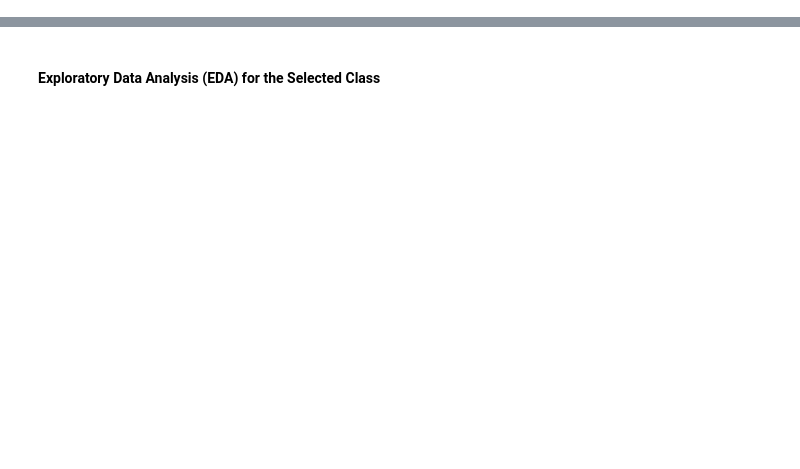
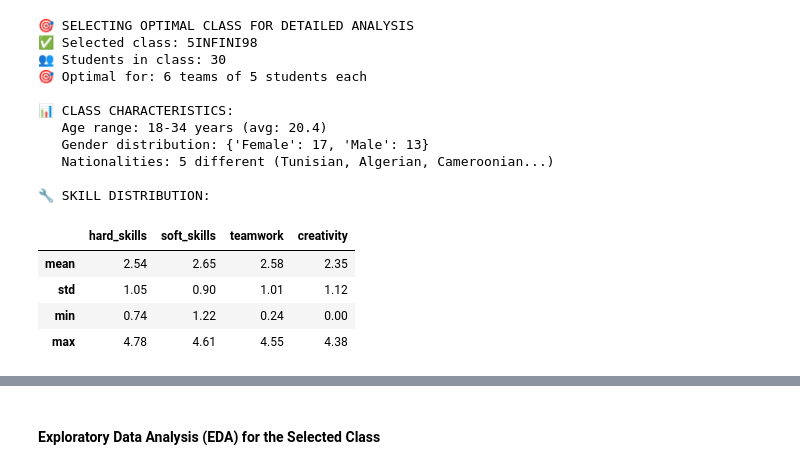
Before and after one commit to arfaouiahmed1/Stage, a Jupyter notebook: Datasets/Clustering Students/Clustering_Students.ipynb, the cells around one changed output, grey strips where cells are left out. Cells and saved outputs as stored; diff of their text form; code cells hidden in the pictures; blank space fills up the shorter version.

```diff
--- a/Datasets/Clustering Students/Clustering_Students.ipynb
+++ b/Datasets/Clustering Students/Clustering_Students.ipynb
@@ -195,12 +230,0 @@ To demonstrate the team formation process, we will focus on a single class. The
-# %%
-df = pd.read_csv(os.path.join(BASE_PATH, TRAIN_FILE))
-features = ['hard_skills', 'soft_skills', 'teamwork', 'creativity']
-
-# Select a sample class for analysis
-selected_class = df['class'].unique()[0]
-class_df = df[df['class'] == selected_class].copy()
-
-print(f"Analyzing class: {selected_class}")
-print(f"Number of students in class: {len(class_df)}")
-
-X = class_df[features]
@@ -209,0 +494,50 @@ Number of students in class: 23
+# %%
+# =============================================================================
+# SMART CLASS SELECTION FOR ANALYSIS
+# =============================================================================
+print(f"\n🎯 SELECTING OPTIMAL CLASS FOR DETAILED ANALYSIS")
+
+# Filter classes with optimal size for team formation (25-35 students)
+optimal_classes = class_summary[
+    (class_summary['num_students'] >= 25) &
+    (class_summary['num_students'] <= 35)
+].copy()
+
+if len(optimal_classes) > 0:
+    # Select class with size closest to 30 (6 teams of 5)
+    optimal_classes['distance_from_30'] = abs(optimal_classes['num_students'] - 30)
+    selected_class_name = optimal_classes.sort_values('distance_from_30').index[0]
+
+    # Extract class data
+    class_df = df[df['class_name'] == selected_class_name].copy().reset_index(drop=True)
+
+    print(f"✅ Selected class: {selected_class_name}")
+    print(f"👥 Students in class: {len(class_df)}")
+    print(f"🎯 Optimal for: {len(class_df)//5} teams of 5 students each")
+
+    # Display class characteristics
+    print(f"\n📊 CLASS CHARACTERISTICS:")
+    print(f"   Age range: {class_df['age'].min()}-{class_df['age'].max()} years (avg: {class_df['age'].mean():.1f})")
+    print(f"   Gender distribution: {class_df['gender'].value_counts().to_dict()}")
+    print(f"   Nationalities: {class_df['nationality'].nunique()} different ({', '.join(class_df['nationality'].unique()[:3])}...)")
+
+    skill_stats = class_df[features].describe().round(2)
+    print(f"\n🔧 SKILL DISTRIBUTION:")
+    display(skill_stats.loc[['mean', 'std', 'min', 'max']])
+# %% [output]
+🎯 SELECTING OPTIMAL CLASS FOR DETAILED ANALYSIS
+✅ Selected class: 5INFINI98
+👥 Students in class: 30
+🎯 Optimal for: 6 teams of 5 students each
+
+📊 CLASS CHARACTERISTICS:
+   Age range: 18-34 years (avg: 20.4)
+   Gender distribution: {'Female': 17, 'Male': 13}
+   Nationalities: 5 different (Tunisian, Algerian, Cameroonian...)
+
+🔧 SKILL DISTRIBUTION:
+|  | hard_skills | soft_skills | teamwork | creativity |
+| mean | 2.54 | 2.65 | 2.58 | 2.35 |
+| std | 1.05 | 0.90 | 1.01 | 1.12 |
+| min | 0.74 | 1.22 | 0.24 | 0.00 |
+| max | 4.78 | 4.61 | 4.55 | 4.38 |
```
Also changed, not shown: parts of 78 cells of this notebook, 2 other files.
